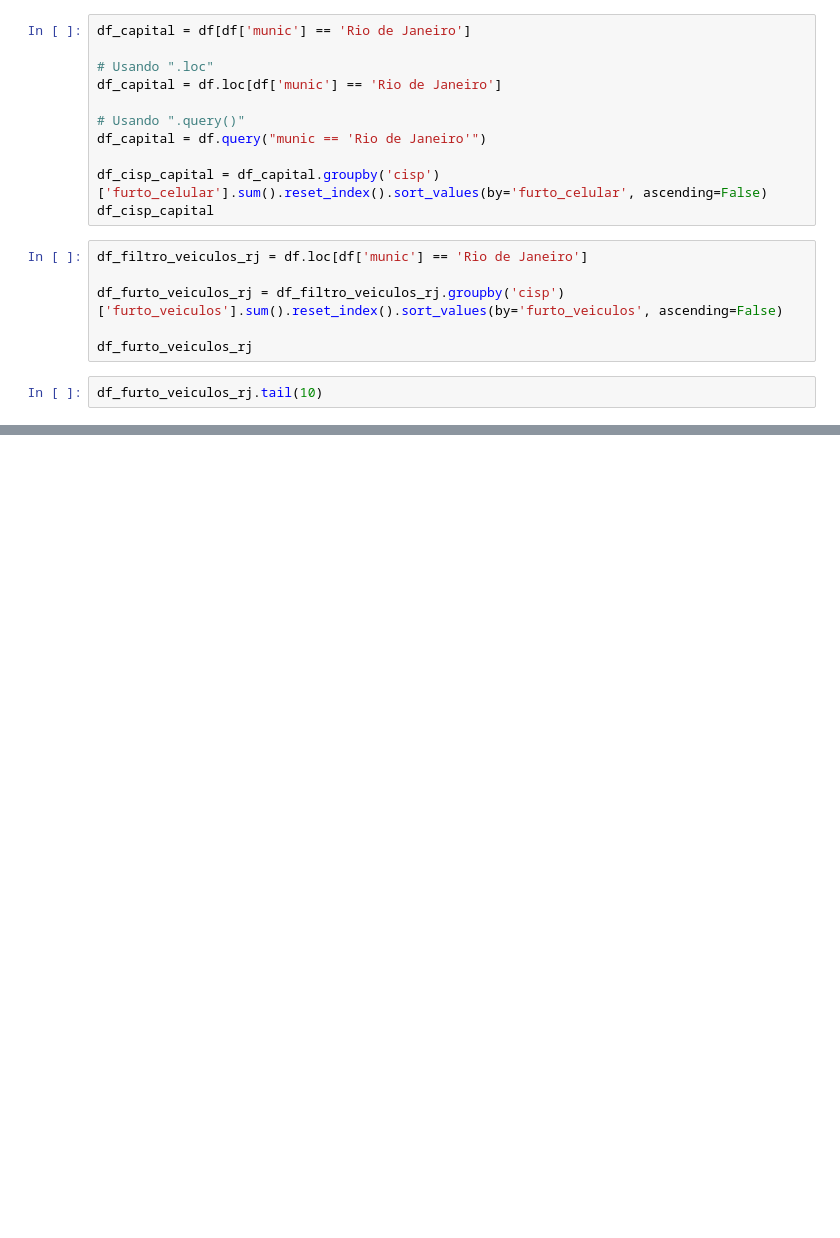
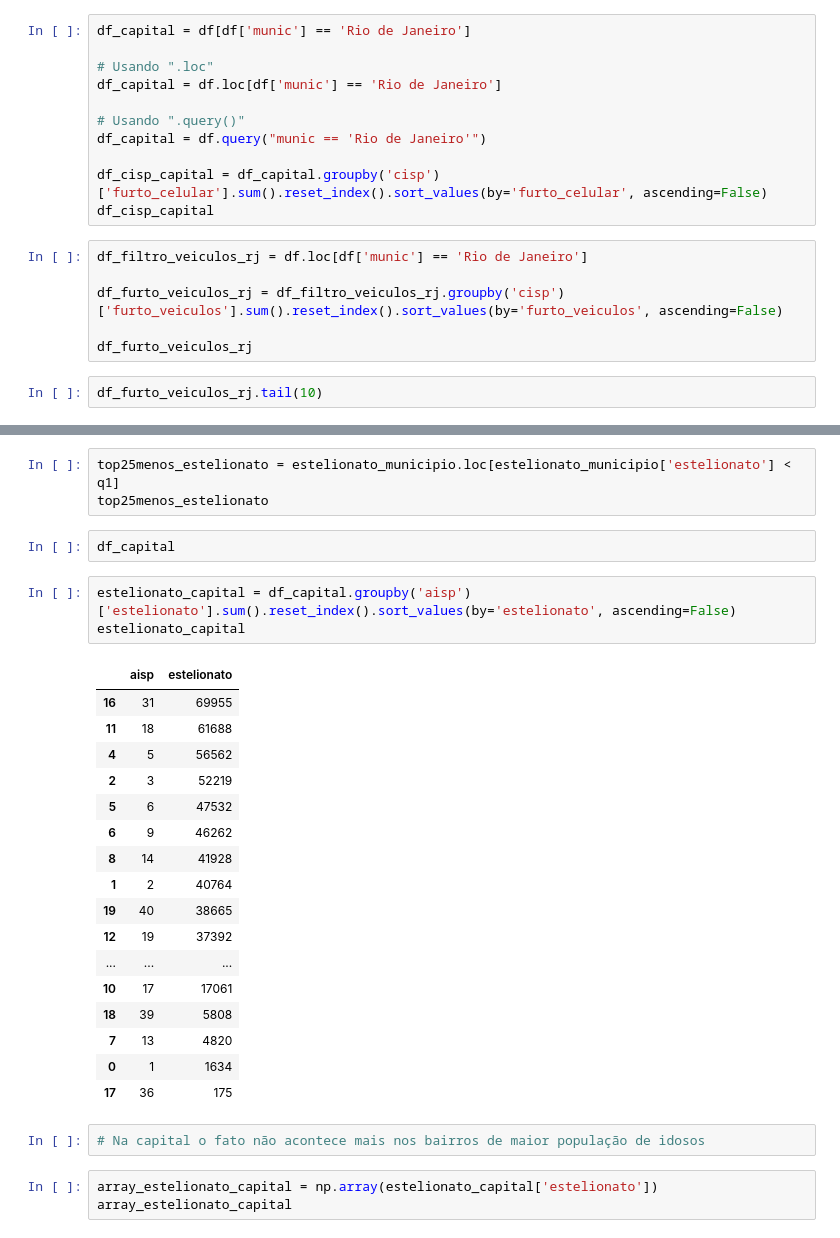
Before and after one commit to RafaelCruz660/UC2_Senac_dados, a Jupyter notebook: isp.ipynb, the cells around one changed output, grey strips where cells are left out. Drawn from its saved outputs; the diff is of its cells as text; blank space fills up the shorter version.

```diff
--- a/isp.ipynb
+++ b/isp.ipynb
@@ -37,0 +218,31 @@ df_furto_veiculos_rj.tail(10)
+# %%
+top25menos_estelionato = estelionato_municipio.loc[estelionato_municipio['estelionato'] < q1]
+top25menos_estelionato
+# %%
+df_capital
+# %%
+estelionato_capital = df_capital.groupby('aisp')['estelionato'].sum().reset_index().sort_values(by='estelionato', ascending=False)
+estelionato_capital
+# %% [output]
+|  | aisp | estelionato |
+| 16 | 31 | 69955 |
+| 11 | 18 | 61688 |
+| 4 | 5 | 56562 |
+| 2 | 3 | 52219 |
+| 5 | 6 | 47532 |
+| 6 | 9 | 46262 |
+| 8 | 14 | 41928 |
+| 1 | 2 | 40764 |
+| 19 | 40 | 38665 |
+| 12 | 19 | 37392 |
+| ... | ... | ... |
+| 10 | 17 | 17061 |
+| 18 | 39 | 5808 |
+| 7 | 13 | 4820 |
+| 0 | 1 | 1634 |
+| 17 | 36 | 175 |
+# %%
+# Na capital o fato não acontece mais nos bairros de maior população de idosos
+# %%
+array_estelionato_capital = np.array(estelionato_capital['estelionato'])
+array_estelionato_capital
```
Also changed, not shown: parts of 21 cells of this notebook, 1 other file.
